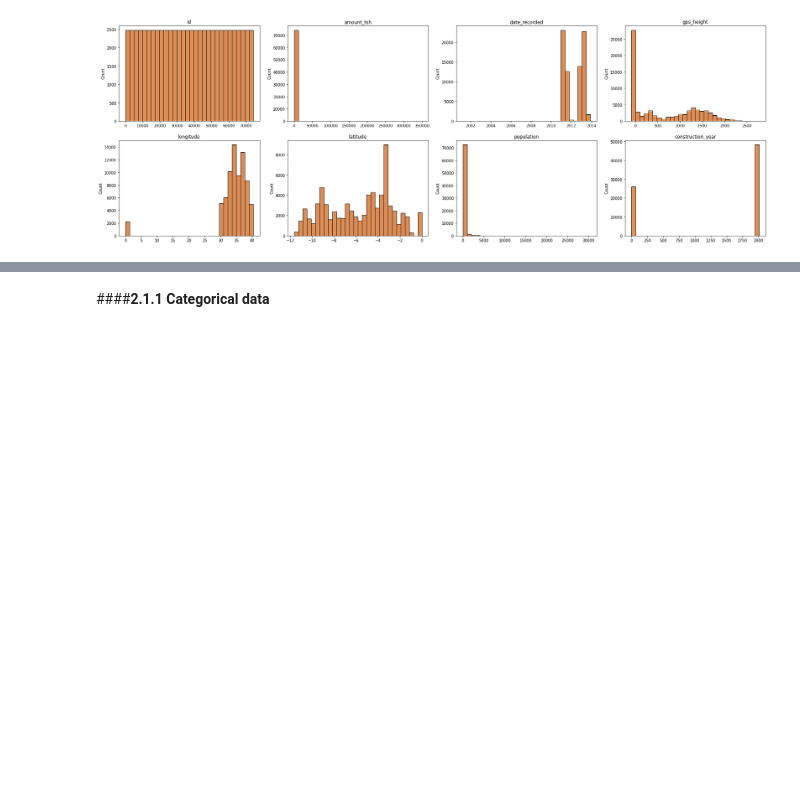
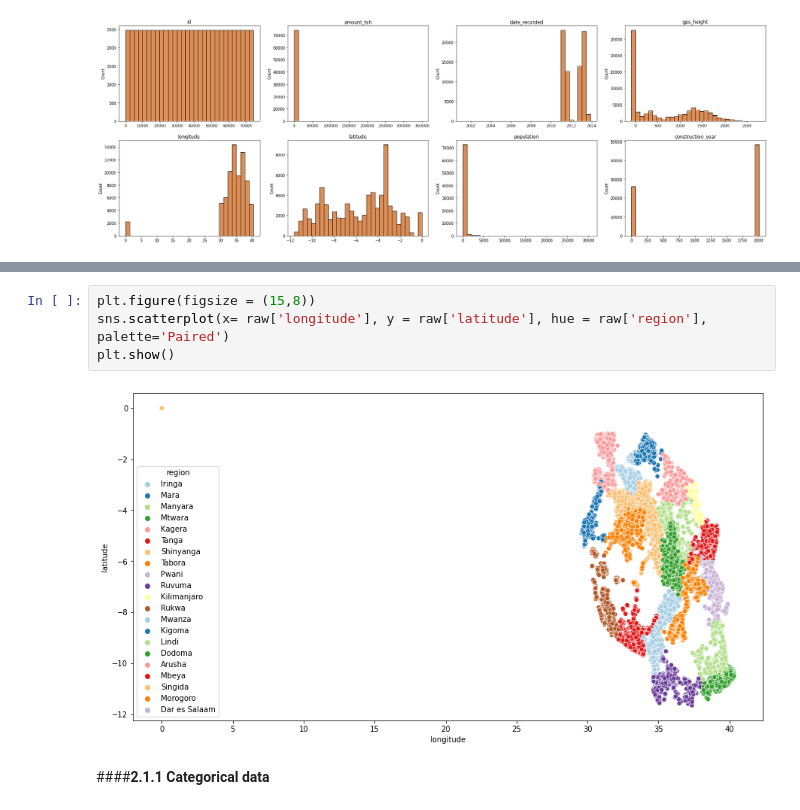
Before and after one commit to BrendaLoznik/waterpumps, a Jupyter notebook: Waterpumps.ipynb, the cells around one changed output, grey strips where cells are left out. Drawn from its saved outputs; the diff is of its cells as text; blank space fills up the shorter version.

```diff
--- a/Waterpumps.ipynb
+++ b/Waterpumps.ipynb
@@ -187,3 +241,9 @@ NameError: ignored
+# %%
+plt.figure(figsize = (15,8))
+sns.scatterplot(x= raw['longitude'], y = raw['latitude'], hue = raw['region'], palette='Paired')
+plt.show()
+# %% [output]
+[figure, added]
 # %% [markdown]
 ####**2.1.1 Categorical data**
 # %%
```
Also changed, not shown: parts of 22 cells of this notebook.
